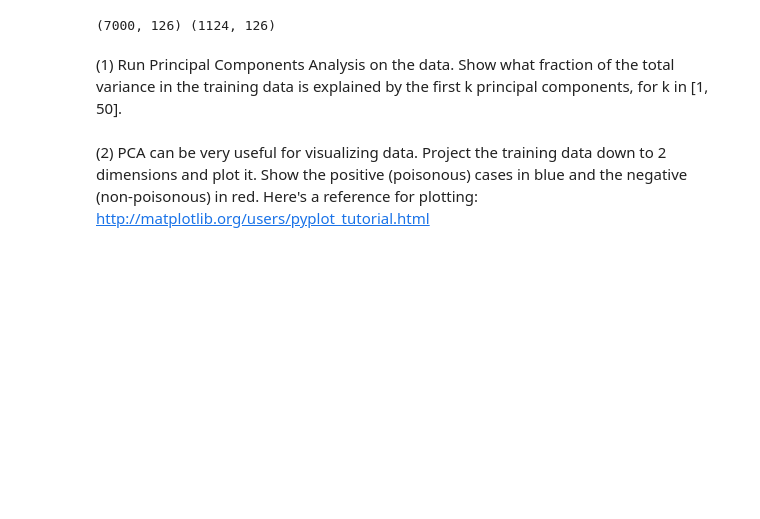
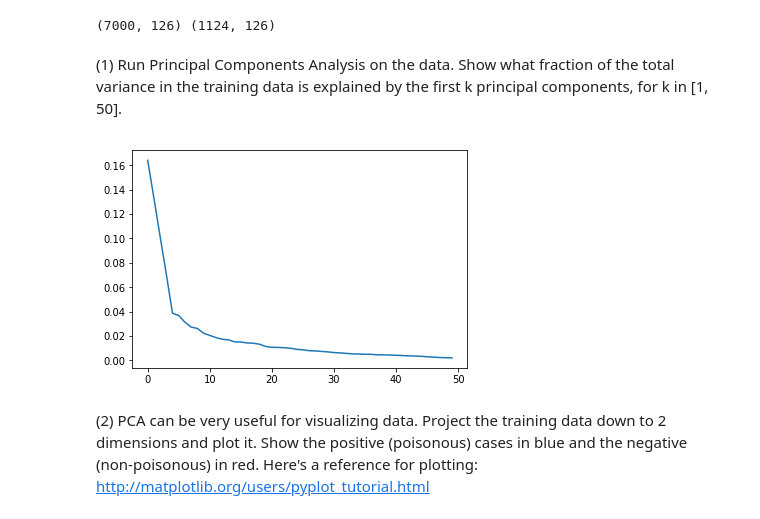
Before and after one commit to kevinhanna/W207_Projects, a Jupyter notebook: Kevin_Hanna_p3.ipynb, the cells around one changed output. Cells and saved outputs as stored; diff of their text form; code cells hidden in the pictures; blank space fills up the shorter version.

```diff
--- a/Kevin_Hanna_p3.ipynb
+++ b/Kevin_Hanna_p3.ipynb
@@ -70,2 +63,19 @@ print ("{} {}".format(train_data.shape, test_data.shape))
+# %%
+def P1():
+### STUDENT START ###
+    X = train_data
+
+    k = 50
+
+    pca = PCA(n_components=k)
+    pca.fit(X)
+
+    plt.plot(pca.explained_variance_ratio_)
+
+### STUDENT END ###
+
+P1()
+# %% [output]
+[figure, added]
 # %% [markdown]
 (2) PCA can be very useful for visualizing data. Project the training data down to 2 dimensions and plot it. Show the positive (poisonous) cases in blue and the negative (non-poisonous) in red. Here's a reference for plotting: http://matplotlib.org/users/pyplot_tutorial.html
```
Also changed, not shown: parts of 4 cells of this notebook.
